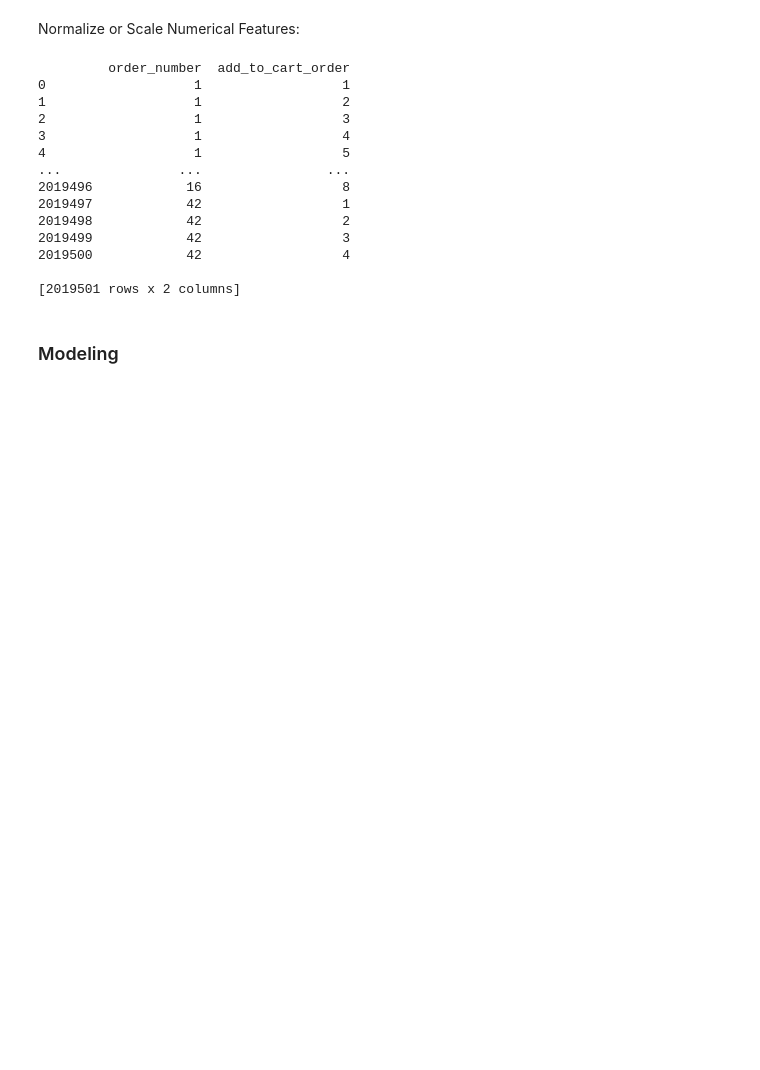
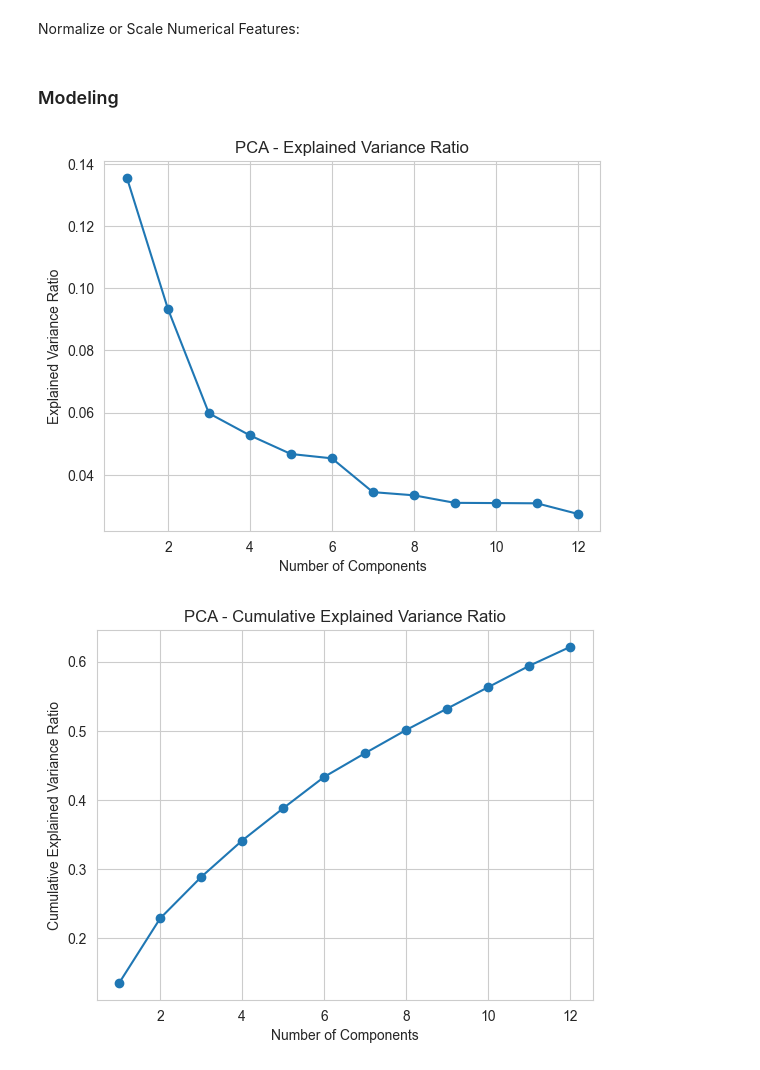
Before and after one commit to Alirezarahhmati/MarketProphet, a Jupyter notebook: MarketProphet.ipynb, the cells around one changed output. Cells and saved outputs as stored; diff of their text form; code cells hidden in the pictures; blank space fills up the shorter version.

```diff
--- a/MarketProphet.ipynb
+++ b/MarketProphet.ipynb
@@ -230,35 +252,34 @@ Normalize or Scale Numerical Features:
 from sklearn.preprocessing import MinMaxScaler
 
 scaler = MinMaxScaler()
-data_frame_scaled = scaler.fit_transform(data_frame[['order_number', 'add_to_cart_order']])
+data_frame = scaler.fit_transform(data_frame)
-# %%
-numerical_features = ['order_number', 'add_to_cart_order']
-data_frame = pd.DataFrame(data_frame, columns=numerical_features)
-
-# View the scaled data
-print(data_frame)
-# %% [output]
-         order_number  add_to_cart_order
-0                   1                  1
-1                   1                  2
-2                   1                  3
-3                   1                  4
-4                   1                  5
-...               ...                ...
-2019496            16                  8
-2019497            42                  1
-2019498            42                  2
-2019499            42                  3
-2019500            42                  4
-
-[2019501 rows x 2 columns]
 # %% [markdown]
 ### Modeling
-# %%
-from sklearn.cluster import KMeans
-
-k = 10
-k_means = KMeans(n_clusters=k, random_state=42)
-k_means.fit(data_frame)
-
-cluster_labels = k_means.labels_
+# %%
+from sklearn.decomposition import PCA
+import matplotlib.pyplot as plt
+
+pca = PCA(n_components=12)
+
+pca.fit(data_frame)
+
+explained_variance_ratio = pca.explained_variance_ratio_
+
+cumulative_explained_variance_ratio = np.cumsum(explained_variance_ratio)
+
+# Plot the explained variance ratio
+plt.plot(range(1, 12 + 1), explained_variance_ratio, marker='o')
+plt.xlabel('Number of Components')
+plt.ylabel('Explained Variance Ratio')
+plt.title('PCA - Explained Variance Ratio')
+plt.show()
+
+# Plot the cumulative explained variance ratio
+plt.plot(range(1, 12 + 1), cumulative_explained_variance_ratio, marker='o')
+plt.xlabel('Number of Components')
+plt.ylabel('Cumulative Explained Variance Ratio')
+plt.title('PCA - Cumulative Explained Variance Ratio')
+plt.show()
+# %% [output]
+[figure, added]
+[figure, added]
```
Also changed, not shown: parts of 26 cells of this notebook.
